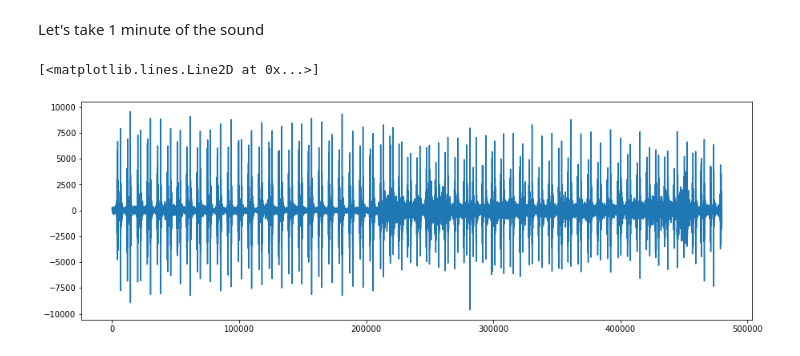
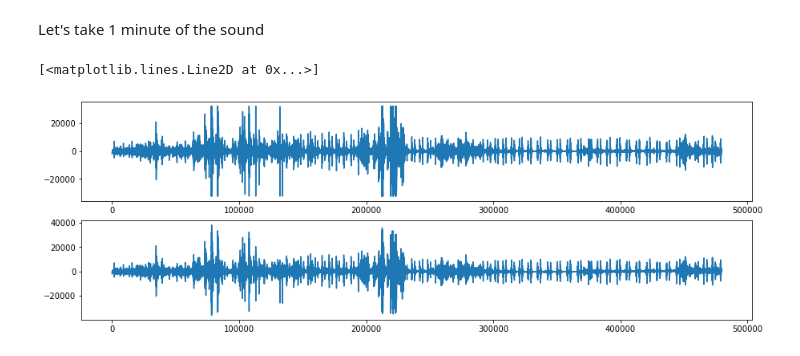
Before and after one commit to kevinmgamboa/Cardiac_Acoustic_Miracle, a Jupyter notebook: Notebooks/noche_heart_sound.ipynb, the cells around one changed output. Drawn from its saved outputs; the diff is of its cells as text; code cells hidden in the pictures.

```diff
--- a/Notebooks/noche_heart_sound.ipynb
+++ b/Notebooks/noche_heart_sound.ipynb
@@ -32,10 +32,16 @@ print(f'Sound duration: {stime} seconds')
 Sound duration: 3:02:23.640000 seconds
 # %% [markdown]
 Let's take 1 minute of the sound
-# %%
-sample = sound[0:60*sf]
-
-plt.plot(sample)
-# %% [output]
-[<matplotlib.lines.Line2D at 0x...>]
-[figure, removed]
+# %%
+minutes = 1
+#sample = sound[0:int(minutes*60)*sf]
+sample = sound[int(minutes*60)*sf:int(2*60)*sf]
+plt.subplot(2,1,1)
+plt.plot(sample)
+plt.subplot(2,1,2)
+# Filtering signal
+sample = ppf.bandpass_filter(sample, 0.01, 400, sf, 3)
+plt.plot(sample)
+# %% [output]
+[<matplotlib.lines.Line2D at 0x...>]
+[figure, added]
```
Also changed, not shown: parts of 12 cells of this notebook, 1 other file.
